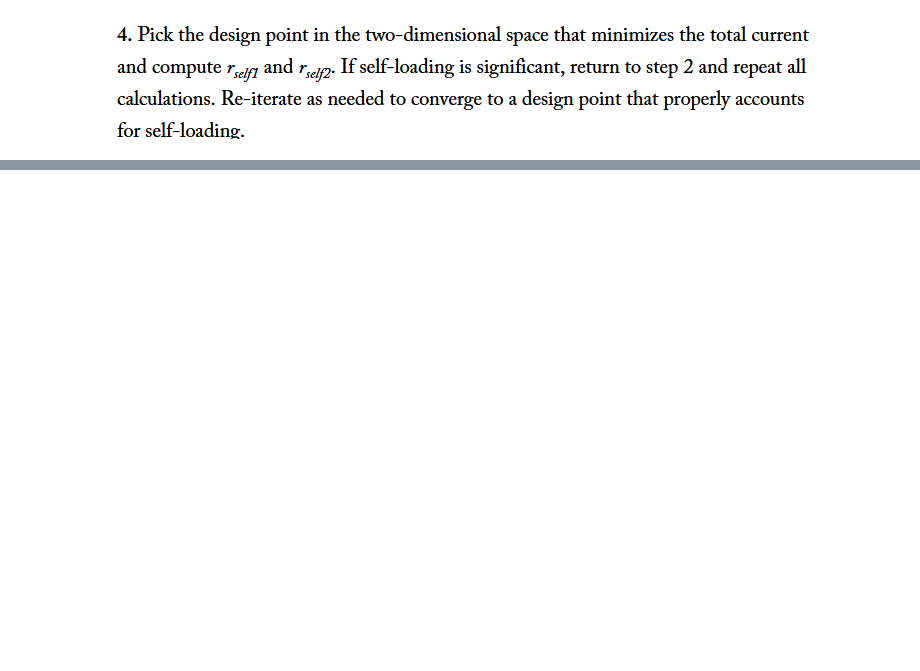
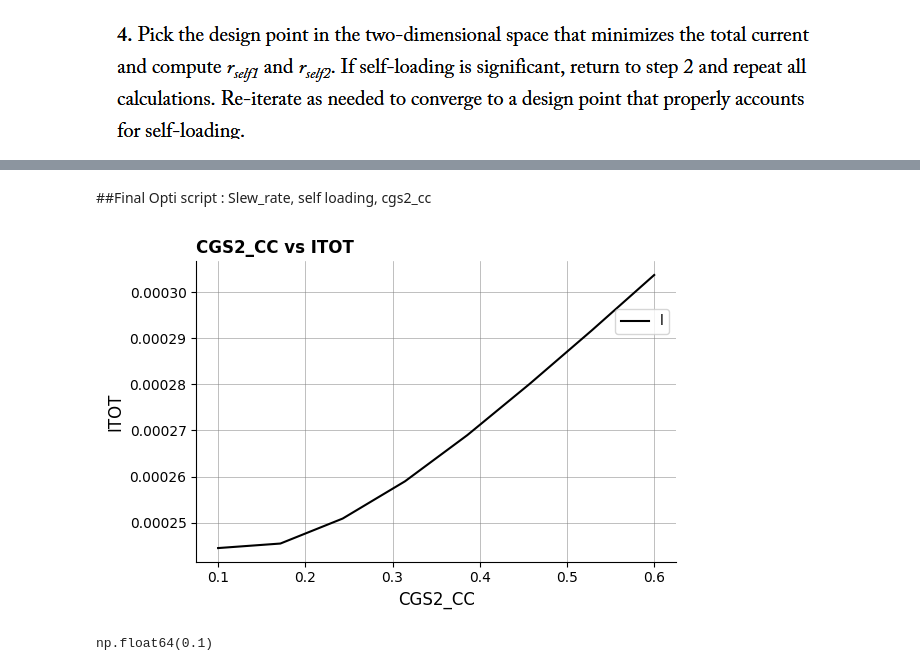
Before and after one commit to Surfeur974/gmadrid, a Jupyter notebook: SC_2stage_OTA.ipynb, the cells around one changed output, grey strips where cells are left out. Saved outputs shown, nothing was run; the diff lists cells and outputs as text; code cells hidden in the pictures; blank space fills up the shorter version.

```diff
--- a/SC_2stage_OTA.ipynb
+++ b/SC_2stage_OTA.ipynb
@@ -349,6 +357,9 @@ Look up warning: GM_CGG input larger than maximum! Output is NaN
 # %%
 ###FInal Design
 #Design Spec
+##CGS2_CC loop
+####Self loading loop
+#######test several beta & gm_id to find lowest current point
 s = {
     'G'         : 2,
     'FO'        : 0.5,
@@ -356,7 +367,7 @@ s = {
     'fp2'       : 0,
     'vod_noise' : 400e-6,
     'L0' : 50,
-    'ts' : 50e-9,
+    'ts' : 5e-9,
 }
 beta_max = 1 / (1 + s['G'])
 s['fu1'] = 1/(2*np.pi) * np.log(1/ (0.1/100)) / s['ts']
@@ -364,10 +375,10 @@ s['fp2'] = s['fu1'] * 6.0
 
 # Constants for another design
 d = {
-    'L1': 0.5,
-    'L4': 0.5,
-    'L2': 0.5,
-    'L3': 0.5,
+    'L1': 0.15,
+    'L4': 0.15,
+    'L2': 0.2,
+    'L3': 0.2,
     'gam1': 0.8,
     'gam4': 0.8,
     'gam2': 0.8,
@@ -529,0 +757,2 @@ cc_add          : shape=(1, 1) | min=6.9538e-12 | max=6.9538e-12
+# %% [markdown]
+##Final Opti script : Slew_rate, self loading, cgs2_cc
@@ -529,0 +863,6 @@ cc_add          : shape=(1, 1) | min=6.9538e-12 | max=6.9538e-12
+# %%
+adri.coolPlot(CGS2_CC_PLOT, ITOT_PLOT, "CGS2_CC", "ITOT", "CGS2_CC vs ITOT")
+CGS2_CC_PLOT[idx_min_cgs2_cc_loop]
+# %% [output]
+[figure, added]
+np.float64(0.1)
```
Also changed, not shown: parts of 12 cells of this notebook, 1 other file.
